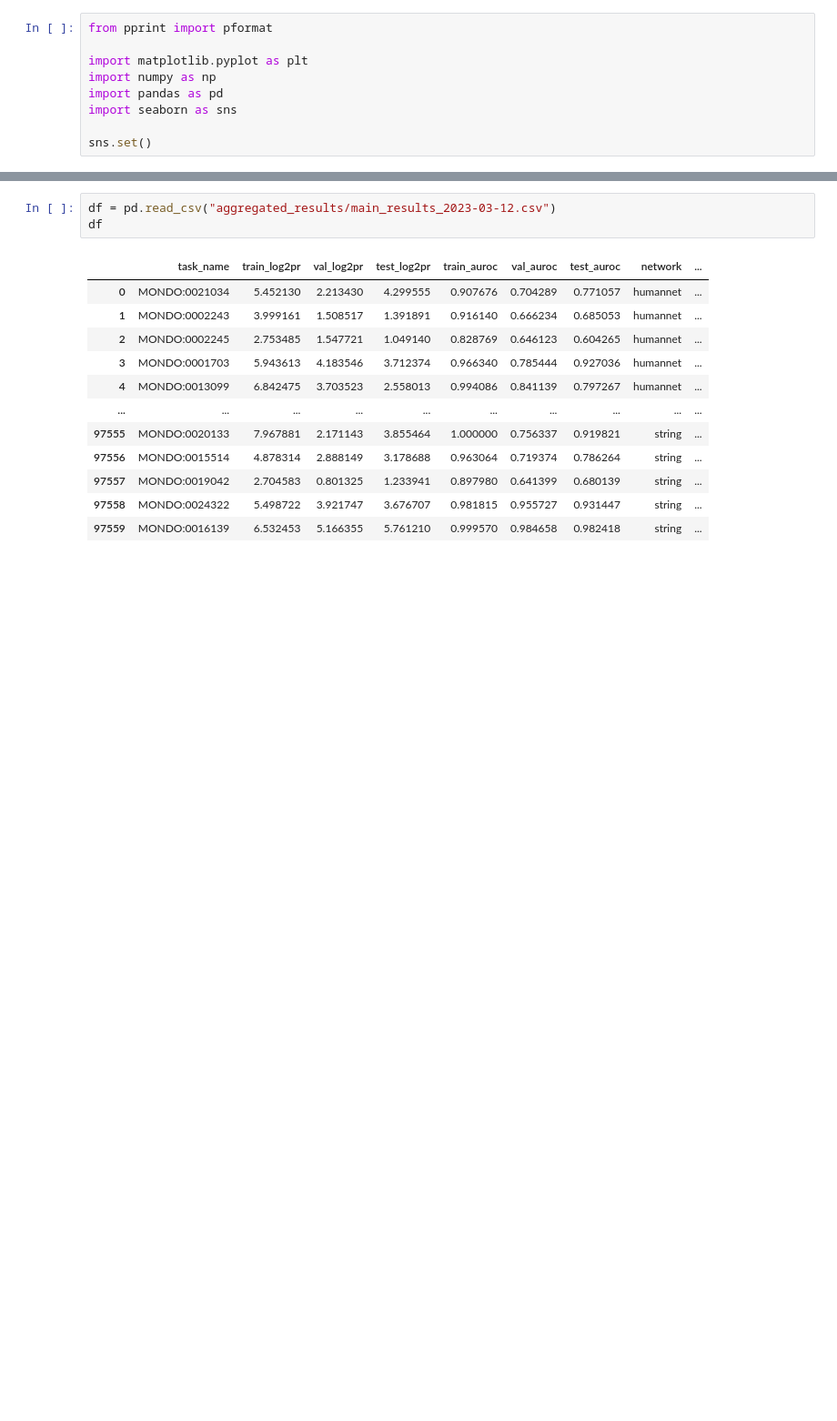
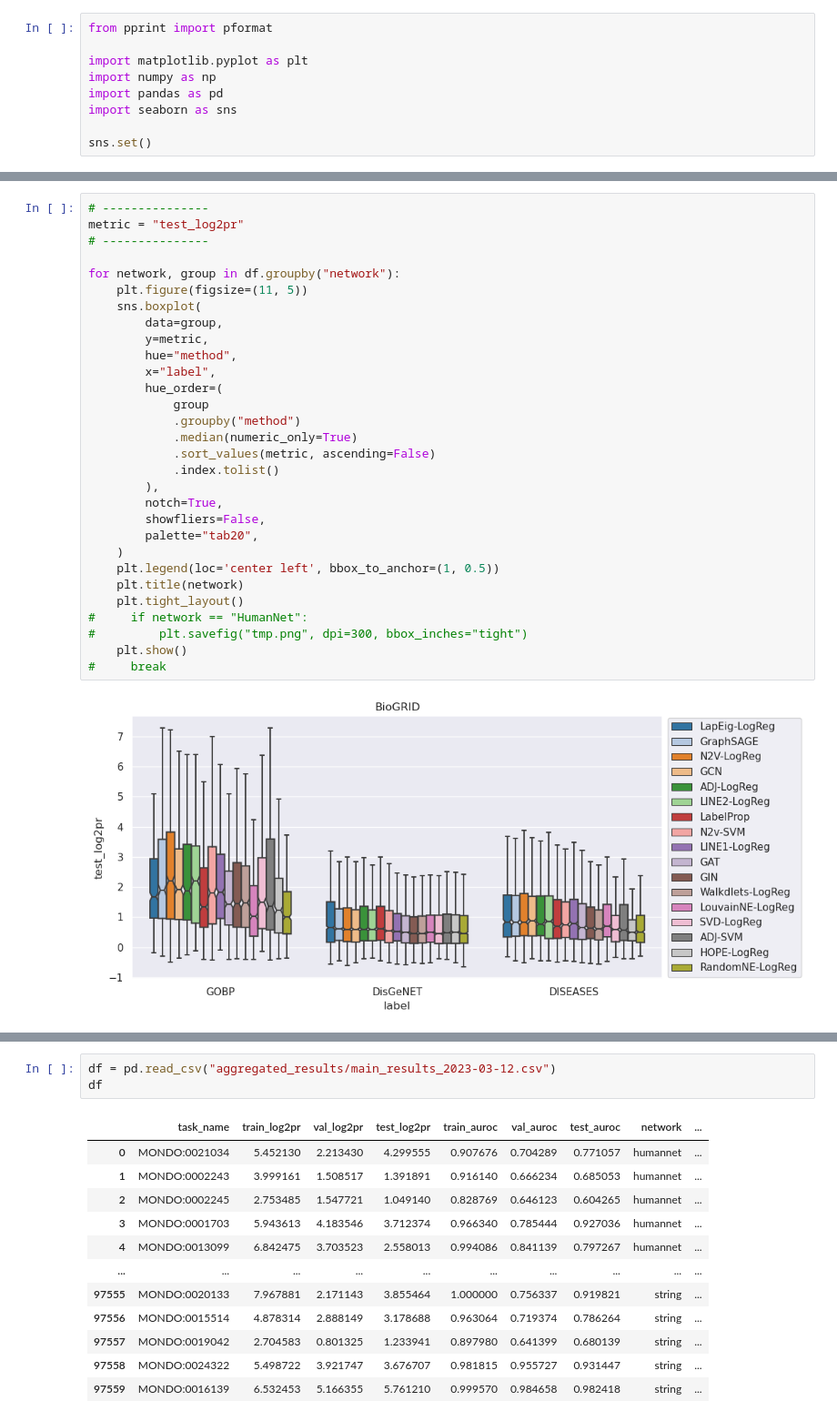
Before and after one commit to krishnanlab/obnbench, a Jupyter notebook: experiments/embeddings/analysis.ipynb, the cells around one changed output, grey strips where cells are left out. Shown at 91% size. Saved outputs shown, nothing was run; the diff lists cells and outputs as text; blank space fills up the shorter version.

```diff
--- a/experiments/embeddings/analysis.ipynb
+++ b/experiments/embeddings/analysis.ipynb
@@ -9,0 +273,32 @@ sns.set()
+# %%
+# ---------------
+metric = "test_log2pr"
+# ---------------
+
+for network, group in df.groupby("network"):
+    plt.figure(figsize=(11, 5))
+    sns.boxplot(
+        data=group,
+        y=metric,
+        hue="method",
+        x="label",
+        hue_order=(
+            group
+            .groupby("method")
+            .median(numeric_only=True)
+            .sort_values(metric, ascending=False)
+            .index.tolist()
+        ),
+        notch=True,
+        showfliers=False,
+        palette="tab20",
+    )
+    plt.legend(loc='center left', bbox_to_anchor=(1, 0.5))
+    plt.title(network)
+    plt.tight_layout()
+#     if network == "HumanNet":
+#         plt.savefig("tmp.png", dpi=300, bbox_inches="tight")
+    plt.show()
+#     break
+# %% [output]
+[figure, added]
```
Also changed, not shown: parts of 21 cells of this notebook.
